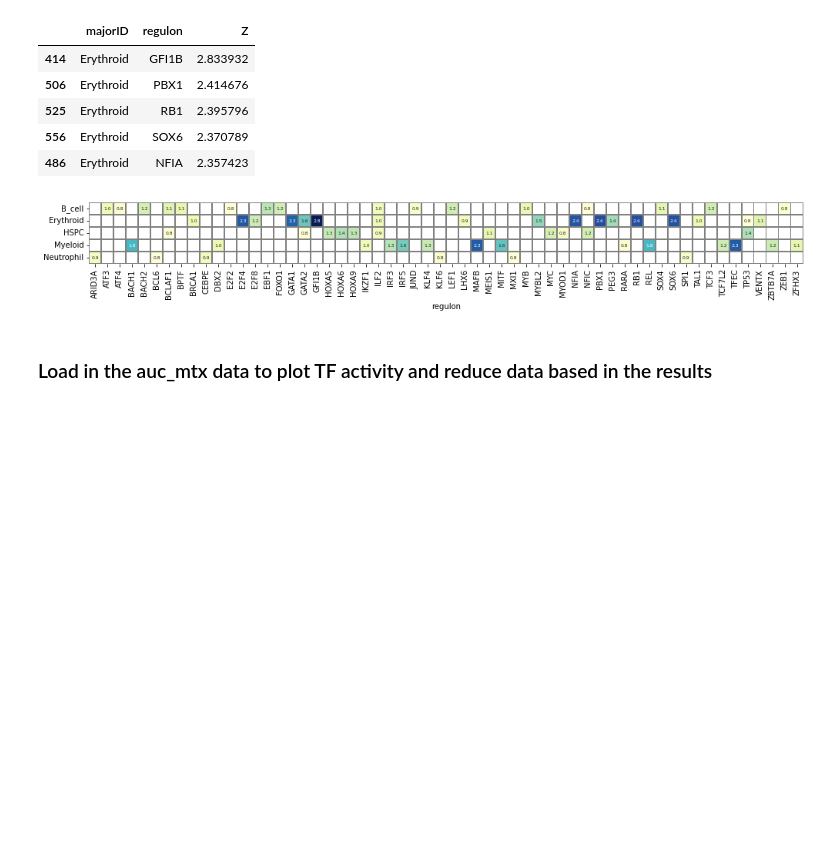
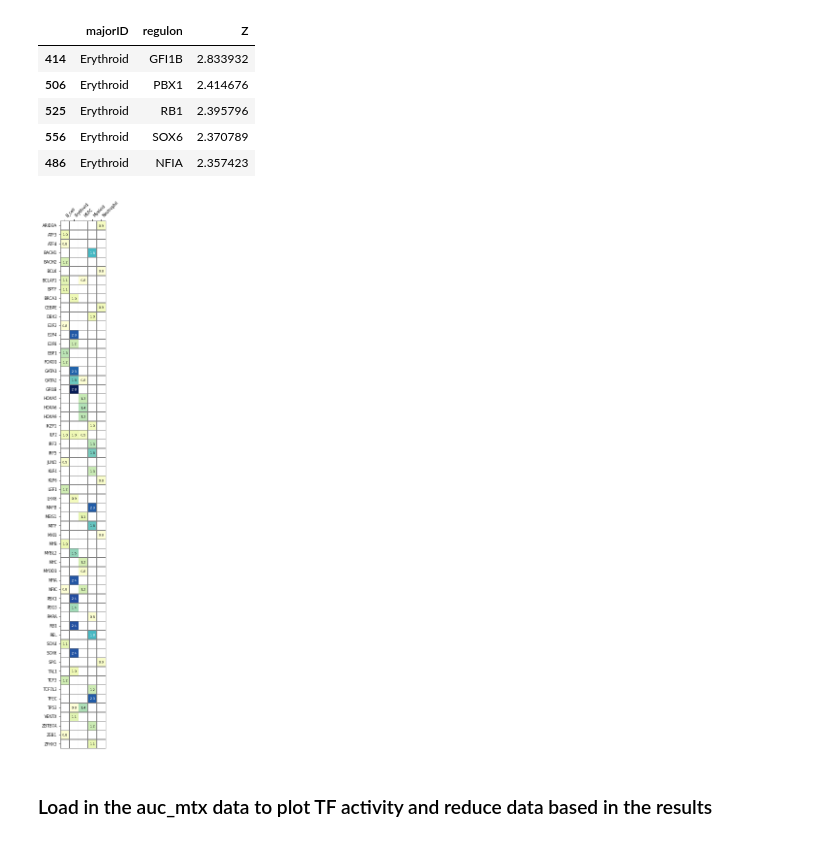
Before and after one commit to dyammons/canine-hematopoiesis-atlas, a Jupyter notebook: 3_pySCENIC_allCells.ipynb, the cells around one changed output. Cells and saved outputs as stored; diff of their text form; code cells hidden in the pictures; blank space fills up the shorter version.

Commit message:
Update heatmap to have x and y flipped

```diff
--- a/3_pySCENIC_allCells.ipynb
+++ b/3_pySCENIC_allCells.ipynb
@@ -316,15 +316,21 @@ df_res[(df_res.Z >= 0)].sort_values('Z', ascending=False).head()
 | 486 | Erythroid | NFIA | 2.357423 |
 # %%
 df_heatmap = pd.pivot_table(data = df_res[df_res.Z >= 0.75].sort_values('Z', ascending = False),
-                           index = 'majorID', columns = 'regulon', values = 'Z')
-#df_heatmap.drop(index='Myocyte', inplace=True) # We leave out Myocyte because many TFs are highly enriched (becuase of small number of cells).
-fig, ax1 = plt.subplots(1, 1, figsize=(14, 12))
-sns.heatmap(df_heatmap, ax=ax1, annot=True, fmt=".1f", linewidths=.7, cbar=False, square=True, linecolor='gray',
-            cmap="YlGnBu", annot_kws={"size": 6})
+                           index = 'regulon', columns = 'majorID', values = 'Z')
+fig, ax1 = plt.subplots(1, 1, figsize=(8, 16))
+sns.heatmap(df_heatmap, ax=ax1, annot=True, fmt=".1f", linewidths=0.5, cbar=False, square=True, linecolor='gray',
+            cmap="YlGnBu", annot_kws={"size": 7})
 ax1.set_ylabel('')
+ax1.set_xlabel('')
+ax1.xaxis.tick_top()
+# ax1.xticks(axis='x', rotation = 45, ha = 'center')
+ax1.set_xticklabels(ax1.get_xticklabels(), rotation = 45, fontsize = 8, ha = "left")
+ax1.set_yticklabels(ax1.get_yticklabels(), fontsize = 8)
+
+
 savesvg('heatmap.svg', fig)
 # %% [output]
-[figure, old version]
+[figure, new version]
 # %% [markdown]
 ### Load in the auc_mtx data to plot TF activity and reduce data based in the results
 # %%
```
Also changed, not shown: parts of 1 cell of this notebook.
